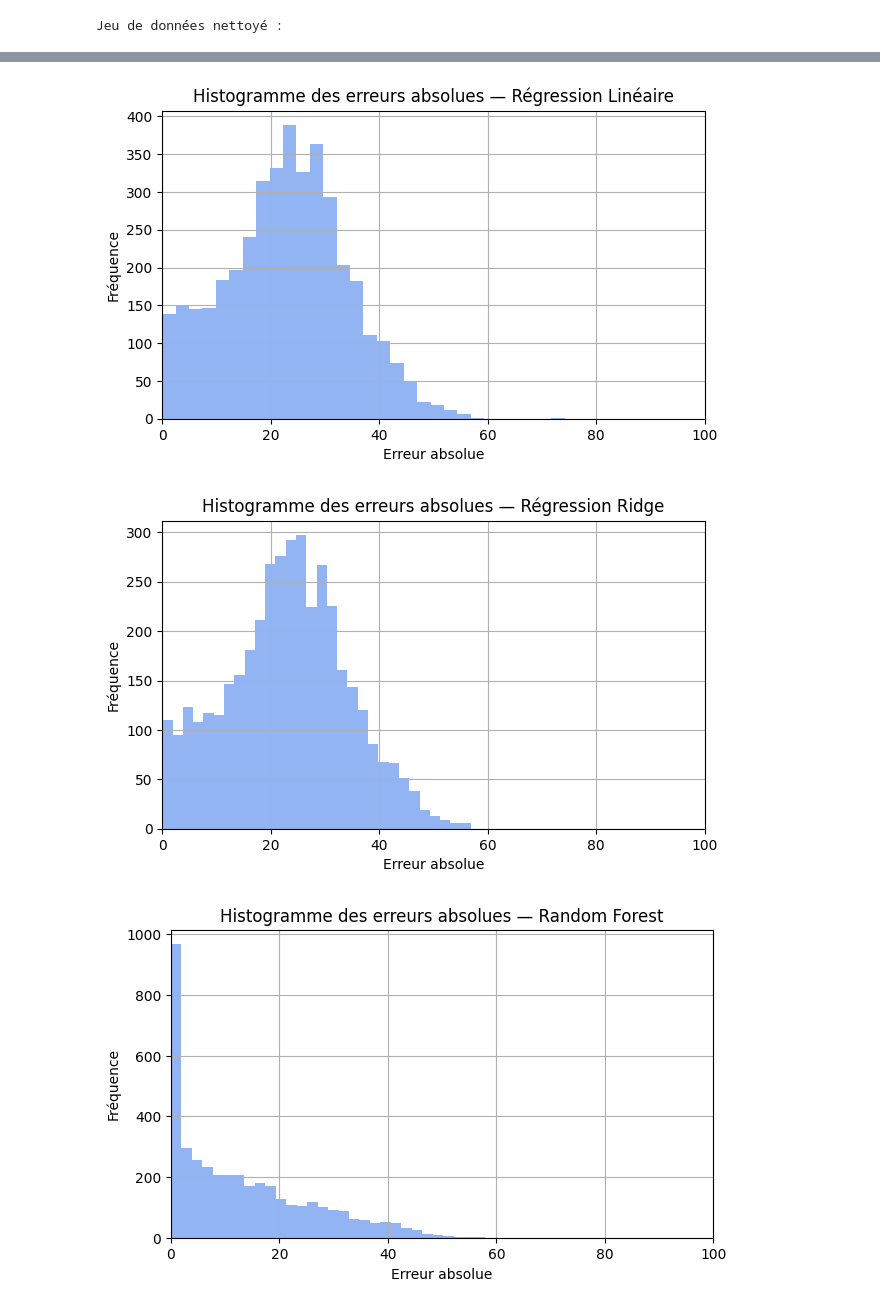
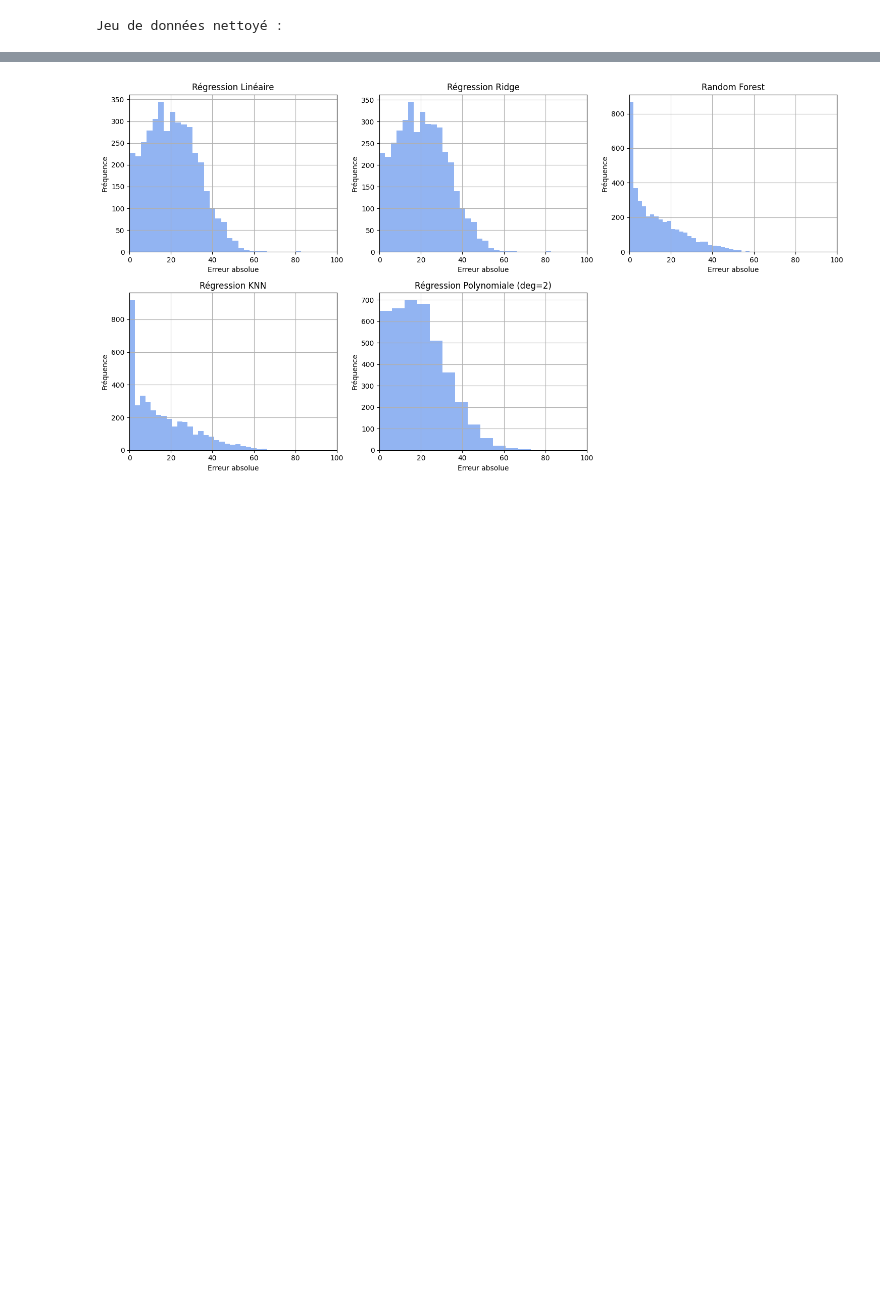
Before and after one commit to Drilly93/Spotfy_ML, a Jupyter notebook: ML_popularity.ipynb, the cells around one changed output, grey strips where cells are left out. Cells and saved outputs as stored; diff of their text form; code cells hidden in the pictures; blank space fills up the shorter version.

```diff
--- a/ML_popularity.ipynb
+++ b/ML_popularity.ipynb
@@ -33,24 +27,15 @@ print(len(df[df["Popularity"]<70]))
 # %%
 
 colonnes_utiles = [
-    "emotion", "Genre", "Tempo", "Loudness (db)", "Energy", "Danceability",
+    "emotion", "Tempo", "Loudness (db)", "Energy", "Danceability",
     "Positiveness", "Speechiness", "Liveness", "Acousticness", "Instrumentalness",
-    "Length", "Popularity"
+    "Length", "Popularity","Main_genre","text","Key","Time signature"
 ]
 df = df[colonnes_utiles]
-
-
-
-#df.drop(columns=["Length"], inplace=True)
-
-# pourcentages = ["Energy", "Danceability", "Positiveness", "Speechiness", "Liveness", "Acousticness", "Instrumentalness"]
-# for col in pourcentages:
-#     df[col] = df[col] / 100.0
 
 df.dropna(inplace=True)
 
 print("Jeu de données nettoyé :")
-#print(df.head(20))
 # %% [output]
 Jeu de données nettoyé :
 # %% [markdown]
@@ -209,36 +157,39 @@ Ce bloc de code permet de visualiser les **erreurs absolues** commises par chaqu
 
 Cette visualisation permet de comparer visuellement la **précision** des modèles et d’identifier ceux qui font les prédictions les plus proches des vraies valeurs.
 # %%
-import matplotlib.pyplot as plt
-import numpy as np
 
-# S'assurer que abs() est bien une fonction
-try:
-    del abs
-except:
-    pass
 
 # Liste pour stocker les erreurs de chaque modèle
 hist_data = []
 
 for name, model in models.items():
     if "Logistique" not in name:
         model.fit(X_train, y_train)
         y_pred = model.predict(X_test)
         errors = abs(y_test - y_pred)
         hist_data.append((name, errors))
 
-# Tracer un histogramme pour chaque modèle
-for name, errors in hist_data:
-    plt.figure(figsize=(7, 4))
-    plt.hist(errors, bins=30, color='cornflowerblue', alpha=0.7)
-    plt.title(f"Histogramme des erreurs absolues — {name}")
-    plt.xlabel("Erreur absolue")
-    plt.xlim(0,100)
-    plt.ylabel("Fréquence")
-    plt.grid(True)
-    plt.show()
+# Affichage en subplots
+n_models = len(hist_data)
+rows = 2
+cols = int(np.ceil(n_models / rows))
+
+fig, axes = plt.subplots(rows, cols, figsize=(5 * cols, 4 * rows))
+axes = axes.flatten()
+
+for i, (name, errors) in enumerate(hist_data):
+    axes[i].hist(errors, bins=30, color='cornflowerblue', alpha=0.7)
+    axes[i].set_title(f"{name}", fontsize=12)
+    axes[i].set_xlabel("Erreur absolue")
+    axes[i].set_ylabel("Fréquence")
+    axes[i].set_xlim(0, 100)
+    axes[i].grid(True)
+
+# Masquer les subplots vides s’il y en a
+for j in range(i + 1, len(axes)):
+    fig.delaxes(axes[j])
+
+plt.tight_layout()
+plt.show()
 # %% [output]
-[figure, old version]
+[figure, new version]
-[figure, removed]
-[figure, removed]
```
Also changed, not shown: parts of 18 cells of this notebook, 3 other files.
